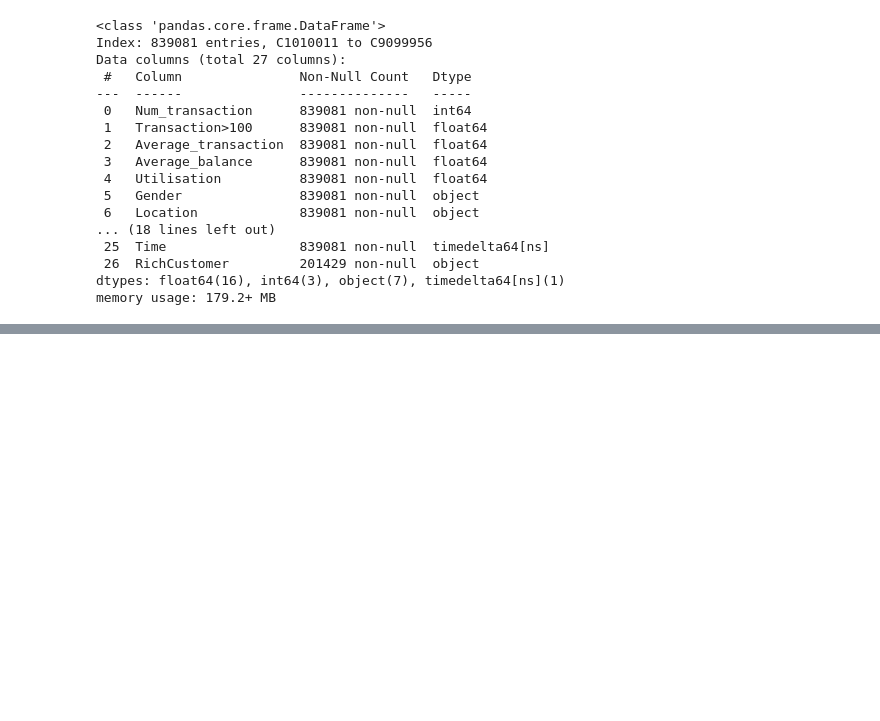
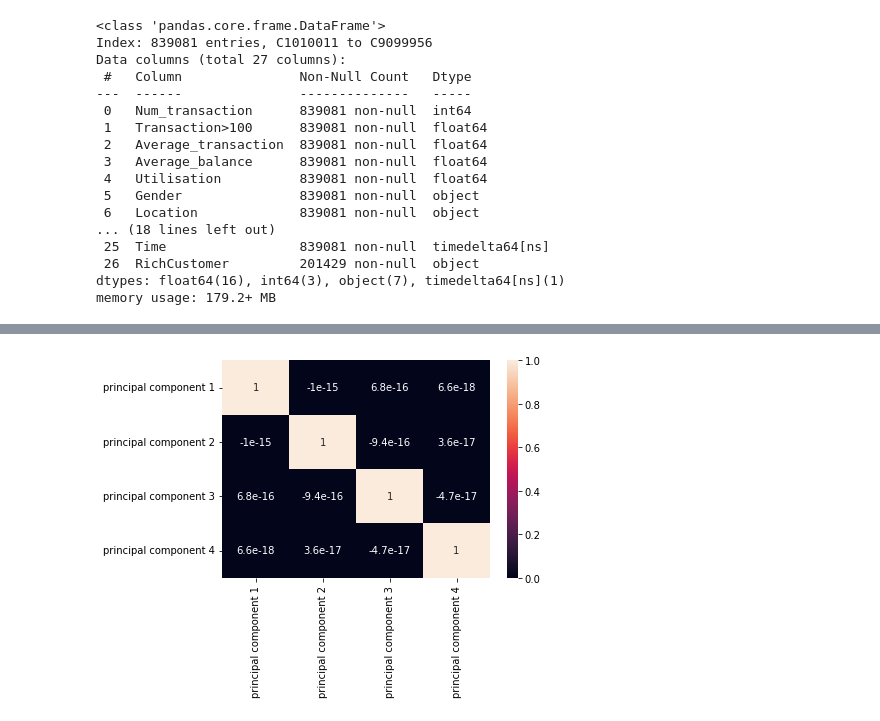
Before and after one commit to maryyyyna/ADM-HW4-Group14, a Jupyter notebook: Question2.ipynb, the cells around one changed output, grey strips where cells are left out. Saved outputs shown, nothing was run; the diff lists cells and outputs as text; code cells hidden in the pictures; blank space fills up the shorter version.

```diff
--- a/Question2.ipynb
+++ b/Question2.ipynb
@@ -448,0 +579,3 @@ ValueError: could not convert string to float: 'M'
+# %%
+principalDf = pd.DataFrame(data = principalComponents
+             , columns = ['principal component 1', 'principal component 2', 'principal component 3', 'principal component 4'])
@@ -448,0 +626,7 @@ ValueError: could not convert string to float: 'M'
+# %%
+# HA SENSO??????
+corrMatrix=principalDf.corr()
+sn.heatmap(corrMatrix, annot=True)
+plt.show()
+# %% [output]
+[figure, added]
```
Also changed, not shown: parts of 21 cells of this notebook.
